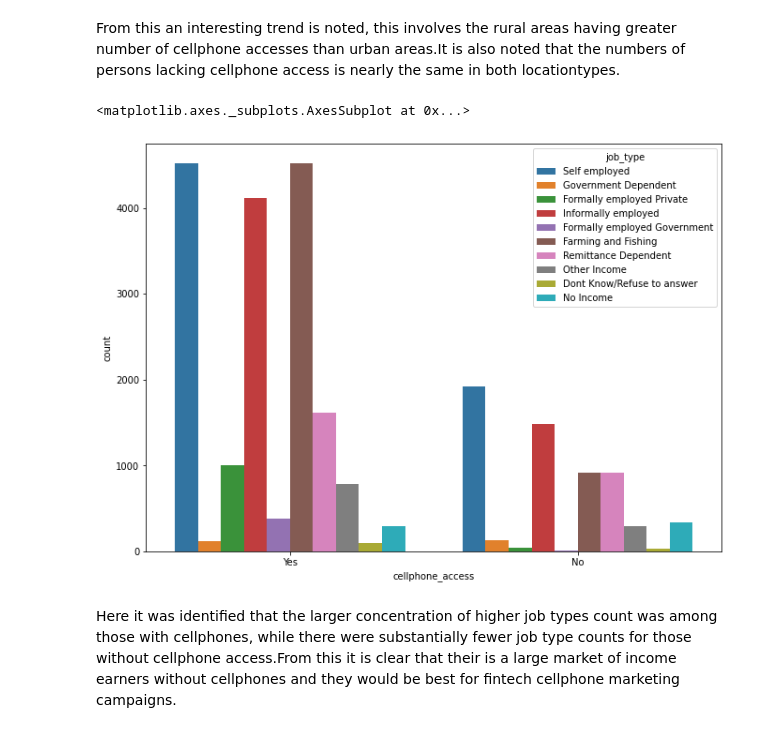
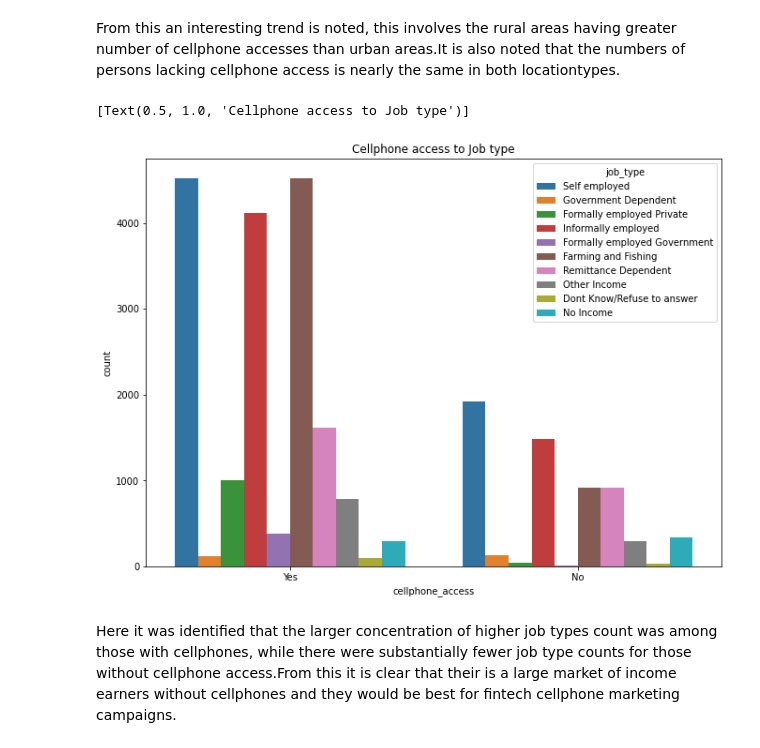
Before and after one commit to BrandonBosire/Financial-Inclusivity, a Jupyter notebook: Brainy_Badgers_Financial_Inclusion.ipynb, the cells around one changed output. Cells and saved outputs as stored; diff of their text form; code cells hidden in the pictures.

```diff
--- a/Brainy_Badgers_Financial_Inclusion.ipynb
+++ b/Brainy_Badgers_Financial_Inclusion.ipynb
@@ -573,12 +572,12 @@ From this an interesting trend is noted, this involves the rural areas having gr
 # %%
 #The eigth visualization will regard.
 #Determination of the influence of mobile phone access to employment status..
 #
 plt.figure(figsize=(11,8))
-sns.countplot(x='cellphone_access', data=df ,hue='job_type' )
+sns.countplot(x='cellphone_access', data=df ,hue='job_type' ).set(title='Cellphone access to Job type')
 # %% [output]
-<matplotlib.axes._subplots.AxesSubplot at 0x...>
+[Text(0.5, 1.0, 'Cellphone access to Job type')]
-[figure, old version]
+[figure, new version]
 # %% [markdown]
 Here it was identified that the larger concentration of higher job types count was among those with cellphones, while there were substantially fewer job type counts for those without cellphone access.From this it is clear that their is a large market of income earners without cellphones and they would be best for fintech cellphone marketing campaigns.
 # %%
```
Also changed, not shown: parts of 12 cells of this notebook.
